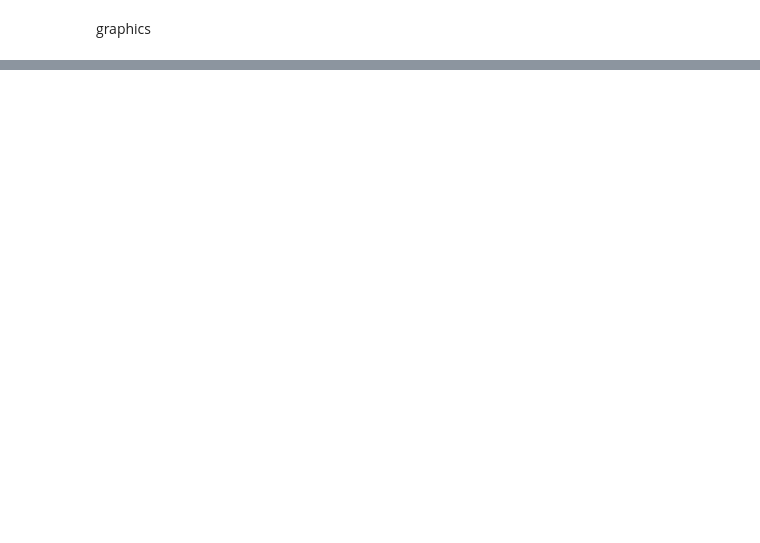
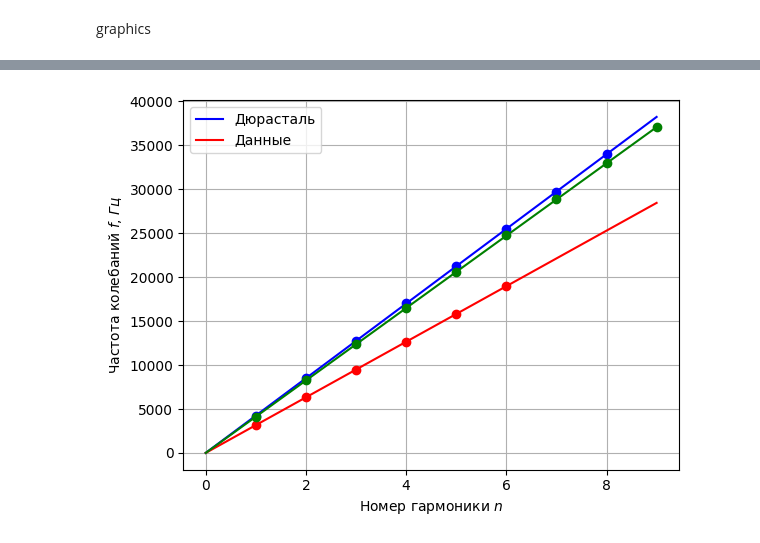
Before and after one commit to eg0rmeister/Labi, a Jupyter notebook: 1.4.8/thong.ipynb, the cells around one changed output, grey strips where cells are left out. Saved outputs shown, nothing was run; the diff lists cells and outputs as text; code cells hidden in the pictures; blank space fills up the shorter version.

```diff
--- a/1.4.8/thong.ipynb
+++ b/1.4.8/thong.ipynb
@@ -376,0 +180,3 @@ sigma_M_frict / M_frict
+# %%
+if material in xykb:
+  xykb[material] = (x, y, k, b)
@@ -376,0 +209,16 @@ sigma_M_frict / M_frict
+# %%
+x, y, k, b = xykb["dura"]
+plt.plot((0, 9), (0, k*9 + b), "b")
+plt.plot(x, y, "bo")
+x, y, k, b = xykb["copper"]
+plt.plot((0, 9), (0, k*9 + b), "r")
+plt.plot(x, y, "ro")
+x, y, k, b = xykb["steel"]
+plt.plot((0, 9), (0, k*9 + b), "g")
+plt.plot(x, y, "go")
+plt.legend(["Дюрасталь", "_", "Данные"])
+plt.xlabel("Номер гармоники $%s$"%("n"))
+plt.ylabel("Частота колебаний $%s$, $%s$"%("f", "Гц"))
+plt.grid()
+# %% [output]
+[figure, added]
```
Also changed, not shown: parts of 50 cells of this notebook, 5 other files.
